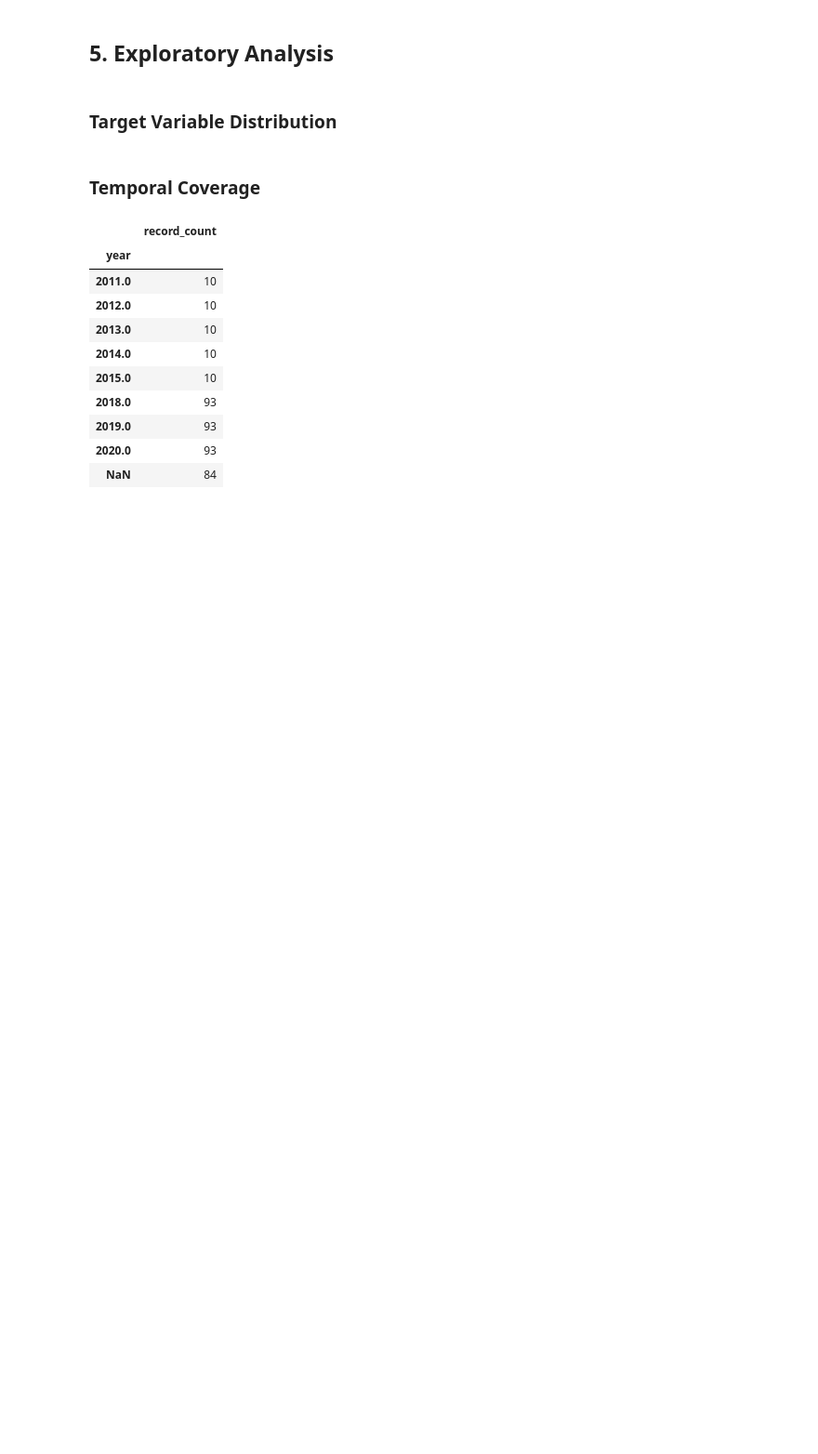
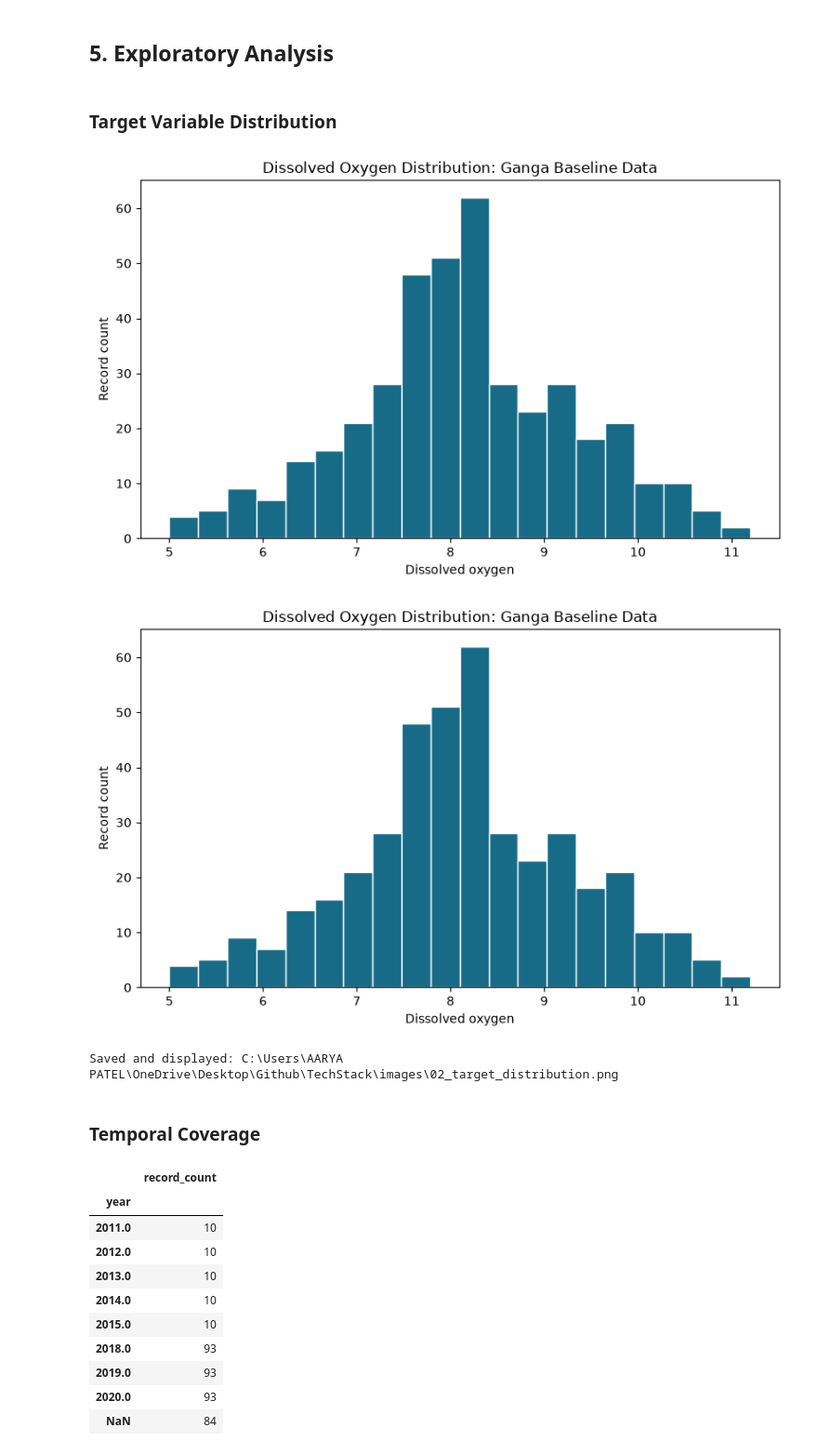
Before and after one commit to Bitttu4/TechStack, a Jupyter notebook: notebooks/01_data_preparation_and_ml.ipynb, the cells around one changed output. Shown at 93% size. Saved outputs shown, nothing was run; the diff lists cells and outputs as text; code cells hidden in the pictures; blank space fills up the shorter version.

```diff
--- a/notebooks/01_data_preparation_and_ml.ipynb
+++ b/notebooks/01_data_preparation_and_ml.ipynb
@@ -76,6 +75,16 @@ C:\Users\AARYA PATEL\OneDrive\Desktop\Github\TechStack\data\raw\weather: True
 C:\Users\AARYA PATEL\OneDrive\Desktop\Github\TechStack\data\processed: True
 C:\Users\AARYA PATEL\OneDrive\Desktop\Github\TechStack\models: True
 C:\Users\AARYA PATEL\OneDrive\Desktop\Github\TechStack\images: True
+# %%
+def save_and_show(fig, filename):
+    """Save a figure and render the same figure in the notebook output."""
+    output_path = FIGURES / filename
+    fig.tight_layout()
+    fig.savefig(output_path, dpi=300, bbox_inches="tight")
+    display(fig)
+    plt.show()
+    plt.close(fig)
+    print(f"Saved and displayed: {output_path}")
 # %% [markdown]
 ## 3. Data Loading
 
@@ -185,14 +194,16 @@ display(water_quality.describe(include="all").T)
 ### Target Variable Distribution
 # %%
 target_available = water_quality.dropna(subset=["dissolved_oxygen"])
-plt.figure(figsize=(8, 5))
-plt.hist(target_available["dissolved_oxygen"], bins=20, color="#176b87", edgecolor="white")
-plt.title("Dissolved Oxygen Distribution: Ganga Baseline Data")
-plt.xlabel("Dissolved oxygen")
-plt.ylabel("Record count")
-plt.tight_layout()
-plt.savefig(FIGURES / "01_target_distribution.png", dpi=160)
-plt.show()
+fig, ax = plt.subplots(figsize=(8, 5))
+ax.hist(target_available["dissolved_oxygen"], bins=20, color="#176b87", edgecolor="white")
+ax.set_title("Dissolved Oxygen Distribution: Ganga Baseline Data")
+ax.set_xlabel("Dissolved oxygen")
+ax.set_ylabel("Record count")
+save_and_show(fig, "02_target_distribution.png")
+# %% [output]
+[figure, added]
+[figure, added]
+Saved and displayed: C:\Users\AARYA PATEL\OneDrive\Desktop\Github\TechStack\images\02_target_distribution.png
 # %% [markdown]
 ### Temporal Coverage
 # %%
```
Also changed, not shown: parts of 40 cells of this notebook, 25 other files.
